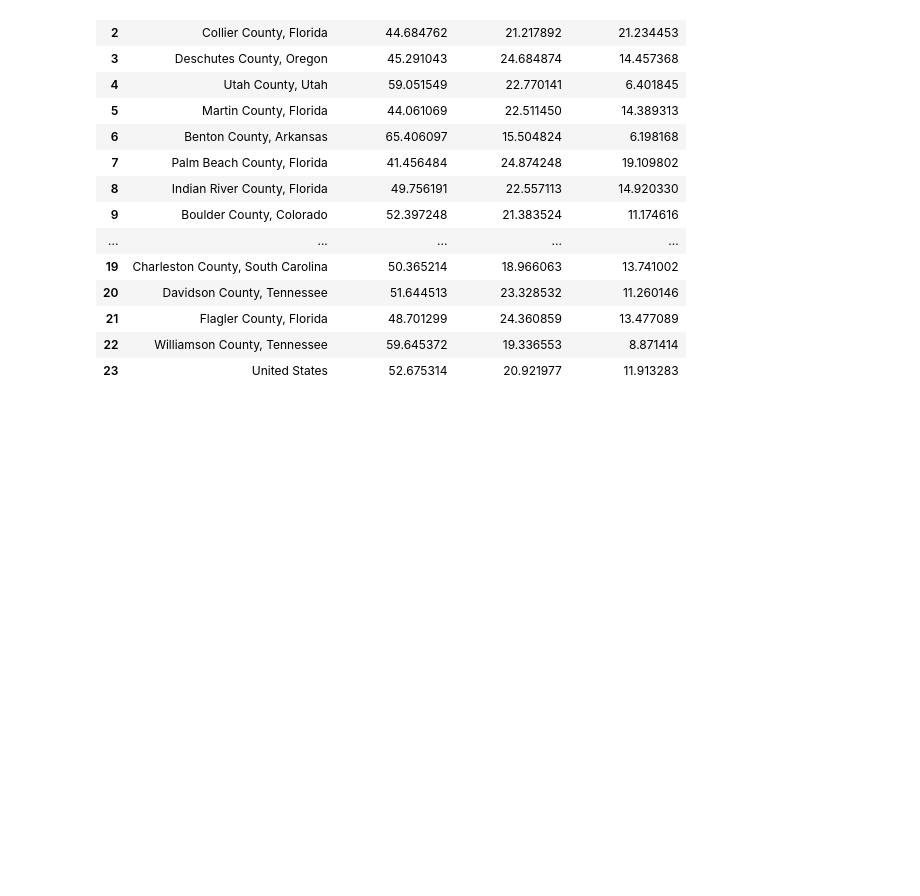
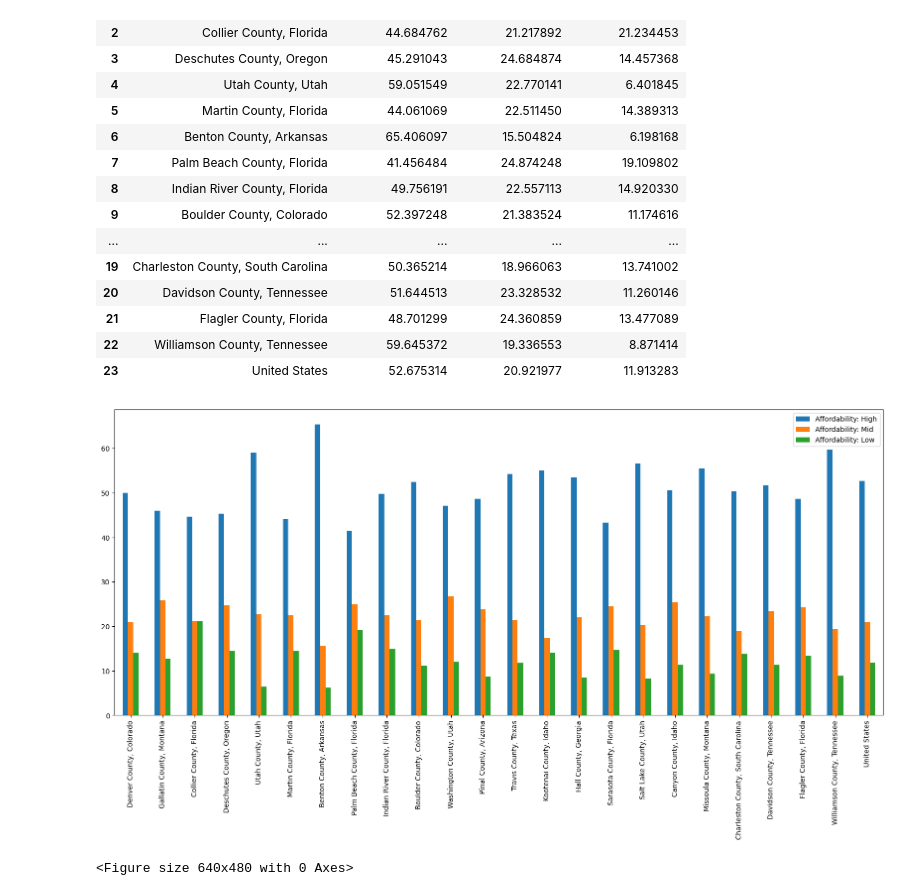
Before and after one commit to dfquinn23/Project_1, a Jupyter notebook: Census/Final_Project_Work_7-21.ipynb, the cells around one changed output. Saved outputs shown, nothing was run; the diff lists cells and outputs as text; code cells hidden in the pictures; blank space fills up the shorter version.

```diff
--- a/Census/Final_Project_Work_7-21.ipynb
+++ b/Census/Final_Project_Work_7-21.ipynb
@@ -142,9 +142,9 @@ housing_all_chart = top_20_housing.plot.bar(y="Total Growth Rate", rot=50, width
 # %%
 #Initial set up for the poverty df
-poverty=pd.read_csv("C:/Users/Daniel Quinn/Desktop/Bootcamp/Working_Copy_Project_1/Census/7-17-24 Work/7-18-CSVs/combined_poverty_2022.csv")
+poverty=pd.read_csv("C:/Users/Daniel Quinn/Desktop/Bootcamp/Project_1_Working_Copy/Census/7-17-24 Work/7-18-CSVs/combined_poverty_2022.csv")
 poverty_df=pd.DataFrame(poverty)
 del poverty_df["Unnamed: 0"]
 filtered_poverty_df = poverty_df[~poverty_df["County"].str.contains("Puerto Rico")]
 filtered_poverty_df.sort_values("2022 Poverty Rate", ascending=True)
-filtered_poverty_df.to_csv('C:/Users/Daniel Quinn/Desktop/Bootcamp/Working_Copy_Project_1/Census/7-17-24 Work/filtered_povery_final.csv')
+filtered_poverty_df.to_csv('C:/Users/Daniel Quinn/Desktop/Bootcamp/Project_1_Working_Copy/Census/7-17-24 Work/filtered_povery_final.csv')
 # %%
@@ -175,11 +170,11 @@ final_afford_df2
 # %%
 #Initial set up for the housing affordability df
-housing=pd.read_csv("C:/Users/Daniel Quinn/Desktop/Bootcamp/Working_Copy_Project_1/Census/7-17-24 Work/7-18-CSVs/housing_affordability_2022.csv")
+housing=pd.read_csv("C:/Users/Daniel Quinn/Desktop/Bootcamp/Project_1_Working_Copy/Census/7-17-24 Work/7-18-CSVs/housing_affordability_2022.csv")
 housing_df=pd.DataFrame(housing)
 del housing_df["Unnamed: 0"]
 filtered_housing_df = housing_df[~poverty_df["County"].str.contains("Puerto Rico")]
 filtered_housing_df.sort_values("County", ascending=True)
-filtered_housing_df.to_csv("C:/Users/Daniel Quinn/Desktop/Bootcamp/Working_Copy_Project_1/Census/7-17-24 Work/7-18-CSVs/filtered_housing_2022.csv")
+filtered_housing_df.to_csv("C:/Users/Daniel Quinn/Desktop/Bootcamp/Project_1_Working_Copy/Census/7-17-24 Work/7-18-CSVs/filtered_housing_2022.csv")
 filtered_housing_df.sort_values("County", ascending=True)
 # %% [output]
 |  | County | Total Owner-Occupied Units | Mort=Y | Mort=N | Mort/Income <10% | Mort/Income 10-14.9% | ... |
@@ -196,7 +191,7 @@ filtered_housing_df.sort_values("County", ascending=True)
 | 32 | Yuma County, Arizona | 56823 | 32526 | 3207 | 5286 | 5289 | ... |
 838 rows × 14 columns
 # %%
-national_housing_affordability = pd.read_csv("C:/Users/Daniel Quinn/Desktop/Bootcamp/Working_Copy_Project_1/Census/7-17-24 Work/7-18-CSVs/national_housing_affordability.csv")
+national_housing_affordability = pd.read_csv("C:/Users/Daniel Quinn/Desktop/Bootcamp/Project_1_Working_Copy/Census/7-17-24 Work/7-18-CSVs/national_housing_affordability.csv")
 national_housing_df = pd.DataFrame(national_housing_affordability)
 national_housing_df
 
@@ -329,3 +311,18 @@ co_afford_df2
 | 21 | Flagler County, Florida | 48.701299 | 24.360859 | 13.477089 |
 | 22 | Williamson County, Tennessee | 59.645372 | 19.336553 | 8.871414 |
 | 23 | United States | 52.675314 | 20.921977 | 11.913283 |
+# %%
+import matplotlib.pyplot as plt
+import numpy as np
+
+# Pandas can also plot multiple columns if the DataFrame includes them
+multi_plot = co_afford_df2.plot(kind="bar", figsize=(20,8))
+
+# PandasPlot.set_xticklabels() can be used to set the tick labels as well
+multi_plot.set_xticklabels(co_afford_df2["County"], rotation=90)
+
+plt.show()
+plt.tight_layout()
+# %% [output]
+[figure, added]
+<Figure size 640x480 with 0 Axes>
```
Also changed, not shown: parts of 10 cells of this notebook, 2 other files.
